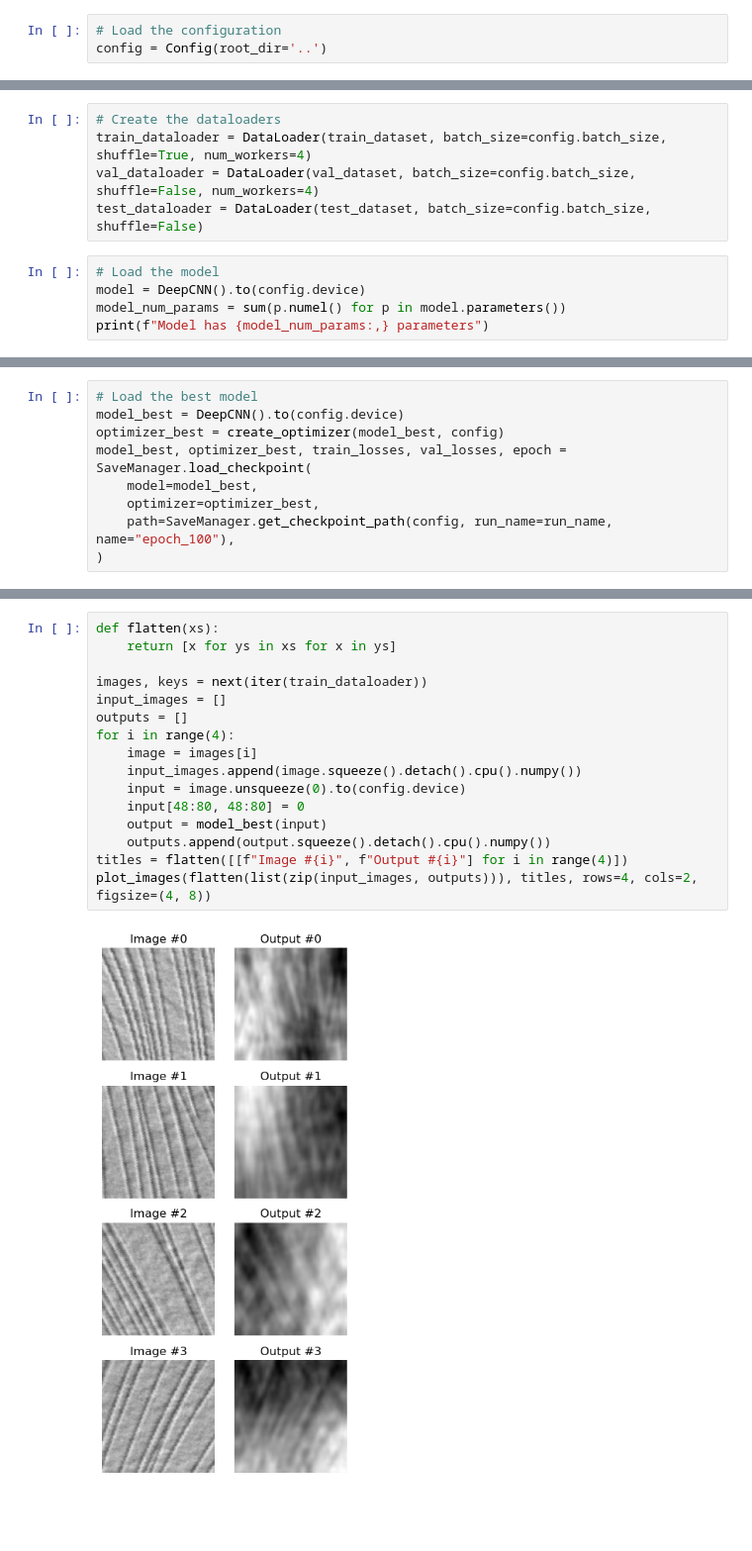
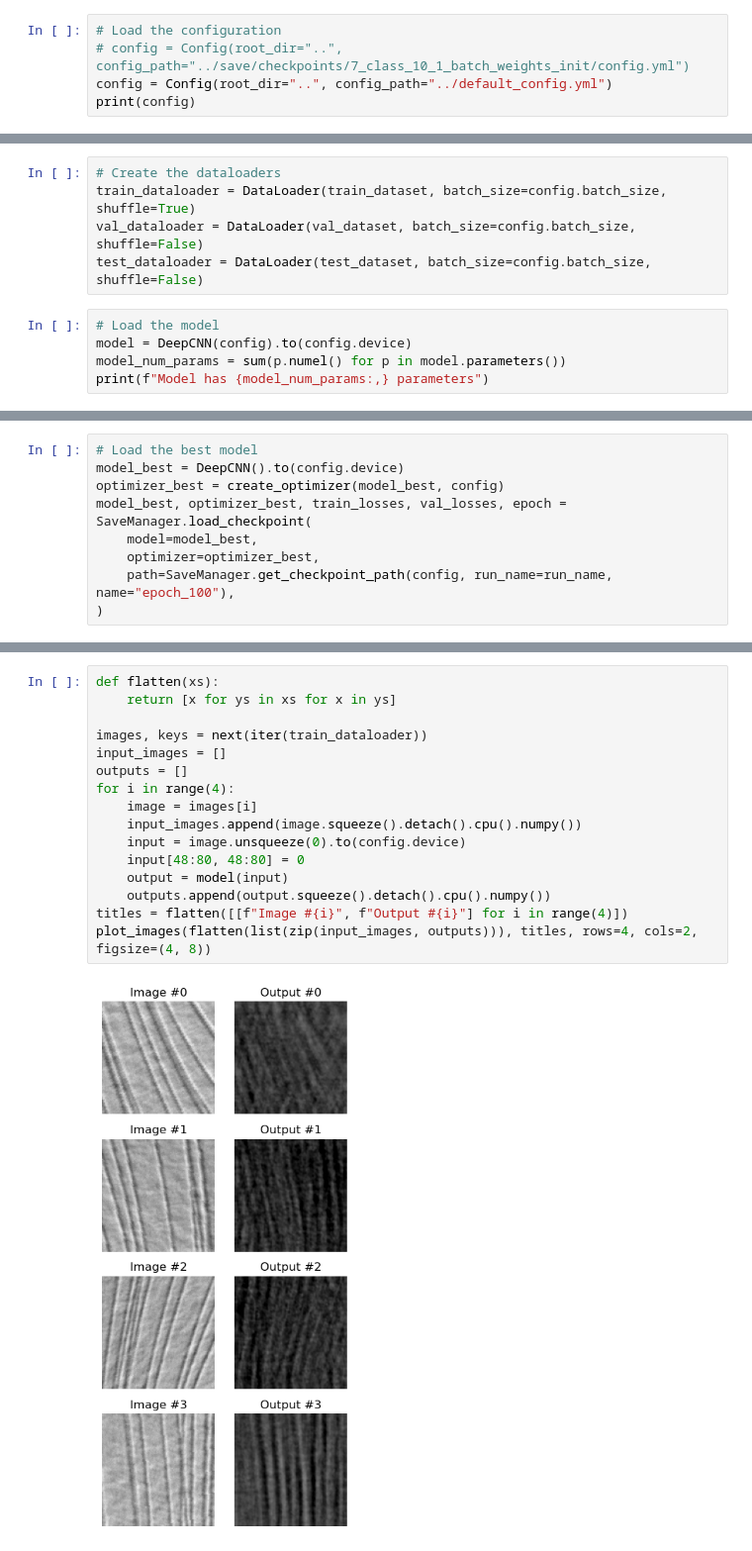
Before and after one commit to popastefan10/DeepAD, a Jupyter notebook: notebooks/trainer.ipynb, the cells around one changed output, grey strips where cells are left out. Shown at 99% size. Drawn from its saved outputs; the diff is of its cells as text; blank space fills up the shorter version.

Commit message:
Create train script

```diff
--- a/notebooks/trainer.ipynb
+++ b/notebooks/trainer.ipynb
@@ -15,4 +15,6 @@ from src.deep_ad.trainer import Trainer, create_optimizer
 from src.deep_ad.transforms import create_training_transform, create_validation_transform
 # %%
 # Load the configuration
-config = Config(root_dir='..')
+# config = Config(root_dir="..", config_path="../save/checkpoints/7_class_10_1_batch_weights_init/config.yml")
+config = Config(root_dir="..", config_path="../default_config.yml")
+print(config)
@@ -25,12 +45,12 @@ val_transform = create_validation_transform(config)
 train_dataset, val_dataset, test_dataset = dagm_patch_get_splits(config, train_transform, val_transform, classes=[10])
 # %%
 # Create the dataloaders
-train_dataloader = DataLoader(train_dataset, batch_size=config.batch_size, shuffle=True, num_workers=4)
-val_dataloader = DataLoader(val_dataset, batch_size=config.batch_size, shuffle=False, num_workers=4)
+train_dataloader = DataLoader(train_dataset, batch_size=config.batch_size, shuffle=True)
+val_dataloader = DataLoader(val_dataset, batch_size=config.batch_size, shuffle=False)
 test_dataloader = DataLoader(test_dataset, batch_size=config.batch_size, shuffle=False)
 # %%
 # Load the model
-model = DeepCNN().to(config.device)
+model = DeepCNN(config).to(config.device)
 model_num_params = sum(p.numel() for p in model.parameters())
 print(f"Model has {model_num_params:,} parameters")
 # %% [output]
@@ -77,18 +105,18 @@ plot_losses(torch.asarray(train_losses), torch.asarray(val_losses), title="Train
 # %%
 def flatten(xs):
     return [x for ys in xs for x in ys]
 
 images, keys = next(iter(train_dataloader))
 input_images = []
 outputs = []
 for i in range(4):
     image = images[i]
     input_images.append(image.squeeze().detach().cpu().numpy())
     input = image.unsqueeze(0).to(config.device)
     input[48:80, 48:80] = 0
-    output = model_best(input)
+    output = model(input)
     outputs.append(output.squeeze().detach().cpu().numpy())
 titles = flatten([[f"Image #{i}", f"Output #{i}"] for i in range(4)])
 plot_images(flatten(list(zip(input_images, outputs))), titles, rows=4, cols=2, figsize=(4, 8))
 # %% [output]
-[figure, old version]
+[figure, new version]
```
Also changed, not shown: parts of 6 cells of this notebook, 9 other files.
